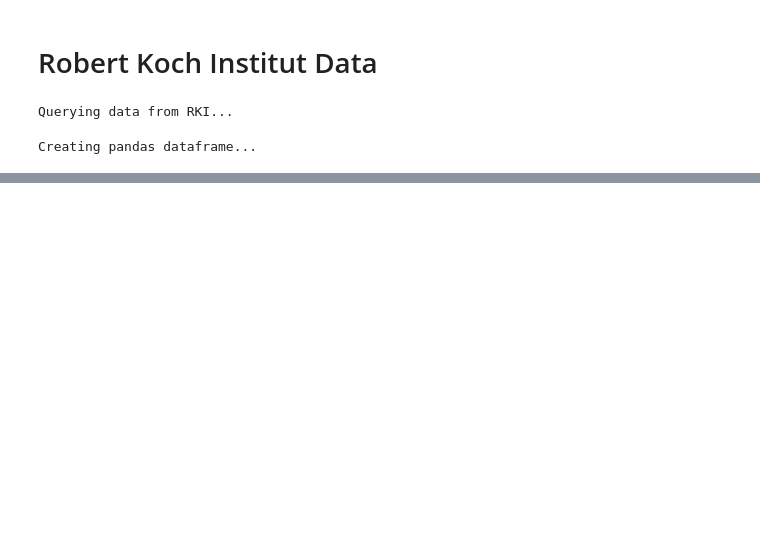
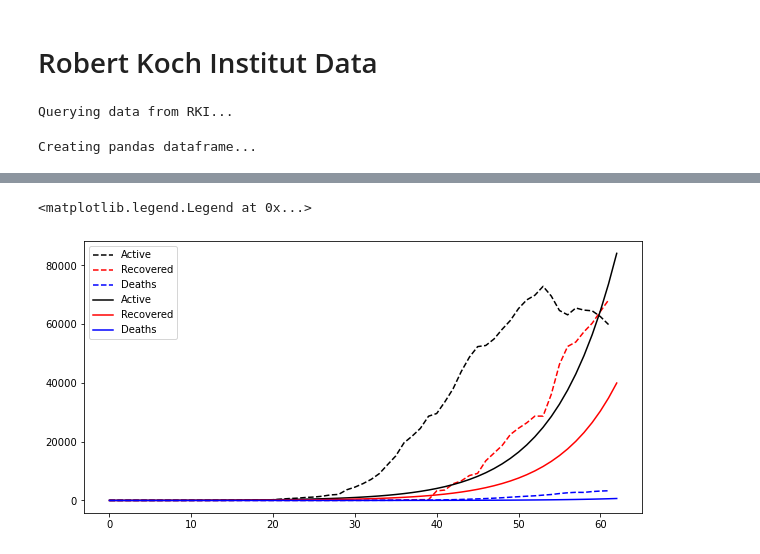
Before and after one commit to petetheat/covid19, a Jupyter notebook: Covid19_data.ipynb, the cells around one changed output, grey strips where cells are left out. Cells and saved outputs as stored; diff of their text form; code cells hidden in the pictures; blank space fills up the shorter version.

```diff
--- a/Covid19_data.ipynb
+++ b/Covid19_data.ipynb
@@ -63,0 +160,12 @@ Index(['Region', 'Date', 'IdBundesland', 'Cases confirmed', 'Cases deaths',
+# %%
+t_max = 61#150
+dt = 1
+t = np.linspace(0, t_max, int(t_max / dt) + 1)
+
+beta = df['beta'].mean()
+gamma = df['gamma'].mean()
+mu = df['mu'].mean()
+
+init_vals = df.iloc[0][['S', 'I', 'R', 'D']].values
+
+results_sird = odeint(sird_ode, init_vals, t, args=(beta, gamma, mu))
@@ -63,0 +197,14 @@ Index(['Region', 'Date', 'IdBundesland', 'Cases confirmed', 'Cases deaths',
+# %%
+fig, ax = plt.subplots(figsize=(10, 5))
+ax.plot(data_Germany['Cases active'].values, 'k--', label='Active')
+ax.plot(data_Germany['Cases Recovered'].values, 'r--', label='Recovered')
+ax.plot(data_Germany['Cases deaths'].values, 'b--', label='Deaths')
+
+ax.plot(results_sird[:, 1], 'k', label='Active')
+ax.plot(results_sird[:, 2], 'r', label='Recovered')
+ax.plot(results_sird[:, 3], 'b', label='Deaths')
+
+ax.legend()
+# %% [output]
+<matplotlib.legend.Legend at 0x...>
+[figure, added]
```
Also changed, not shown: parts of 32 cells of this notebook, 3 other files.
